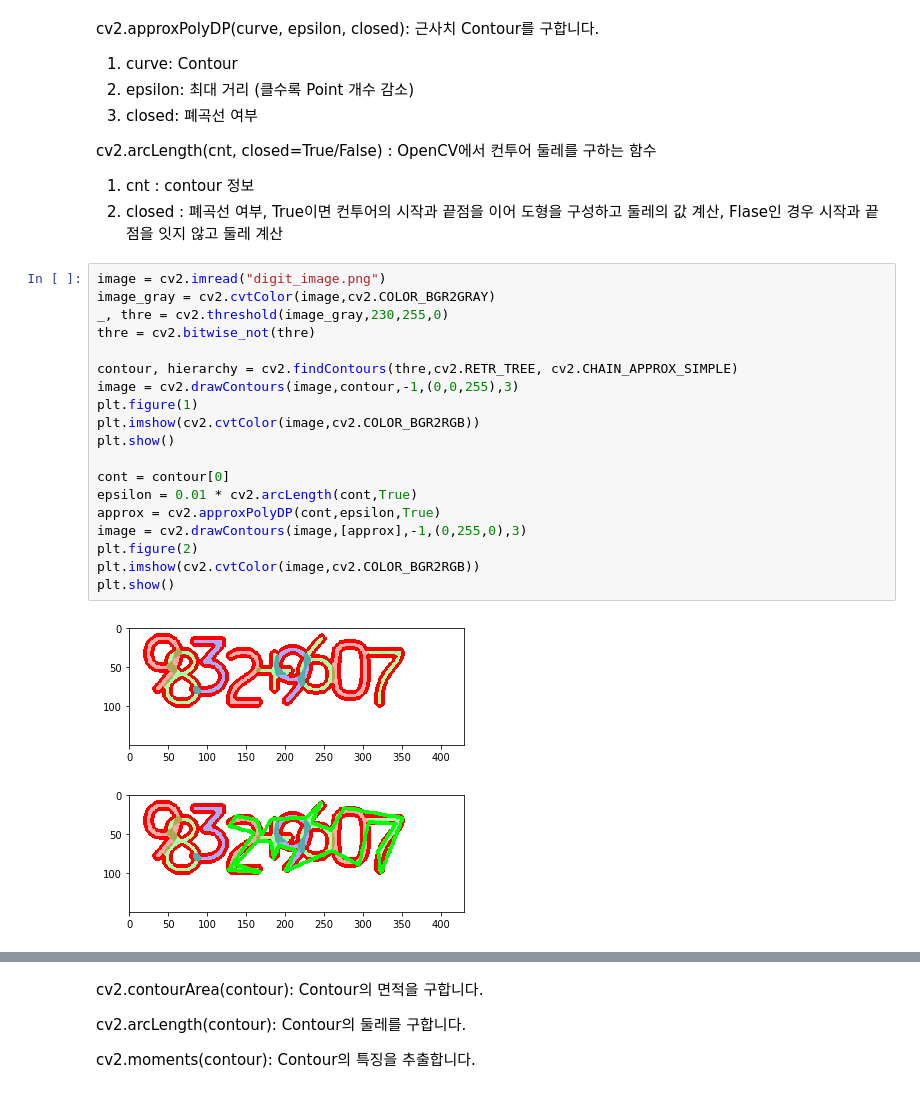
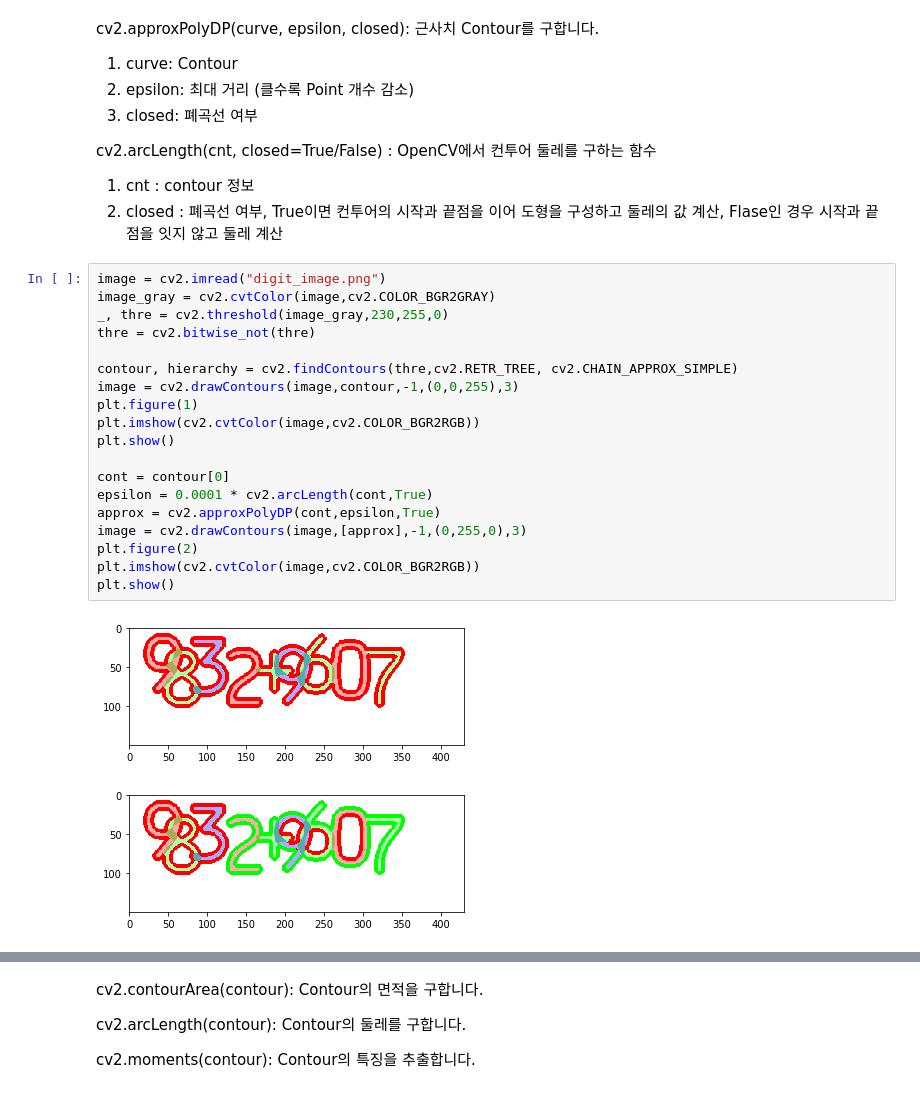
Before and after one commit to simonryu/Python-Data_Analysis-and-Image-Processing-Tutorial, a Jupyter notebook: 14. OpenCV Contours 처리.ipynb, the cells around one changed output, grey strips where cells are left out. Saved outputs shown, nothing was run; the diff lists cells and outputs as text.

```diff
--- a/14. OpenCV Contours 처리.ipynb
+++ b/14. OpenCV Contours 처리.ipynb
@@ -89,22 +89,22 @@ cv2.arcLength(cnt, closed=True/False) : OpenCV에서 컨투어 둘레를 구하
 # %%
 image = cv2.imread("digit_image.png")
 image_gray = cv2.cvtColor(image,cv2.COLOR_BGR2GRAY)
 _, thre = cv2.threshold(image_gray,230,255,0)
 thre = cv2.bitwise_not(thre)
 
 contour, hierarchy = cv2.findContours(thre,cv2.RETR_TREE, cv2.CHAIN_APPROX_SIMPLE)
 image = cv2.drawContours(image,contour,-1,(0,0,255),3)
 plt.figure(1)
 plt.imshow(cv2.cvtColor(image,cv2.COLOR_BGR2RGB))
 plt.show()
 
 cont = contour[0]
-epsilon = 0.01 * cv2.arcLength(cont,True)
+epsilon = 0.0001 * cv2.arcLength(cont,True)
 approx = cv2.approxPolyDP(cont,epsilon,True)
 image = cv2.drawContours(image,[approx],-1,(0,255,0),3)
 plt.figure(2)
 plt.imshow(cv2.cvtColor(image,cv2.COLOR_BGR2RGB))
 plt.show()
 # %% [output]
 [figure]
-[figure, old version]
+[figure, new version]
```
Also changed, not shown: parts of 1 cell of this notebook.
